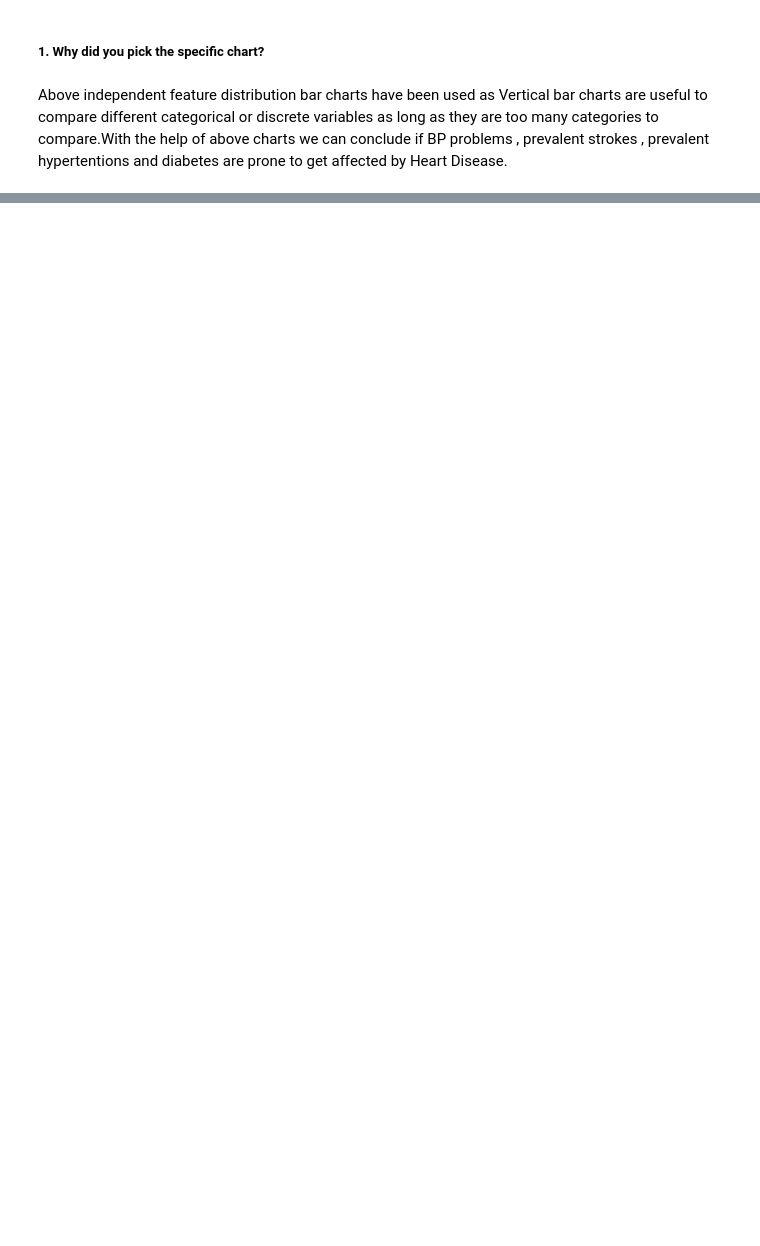
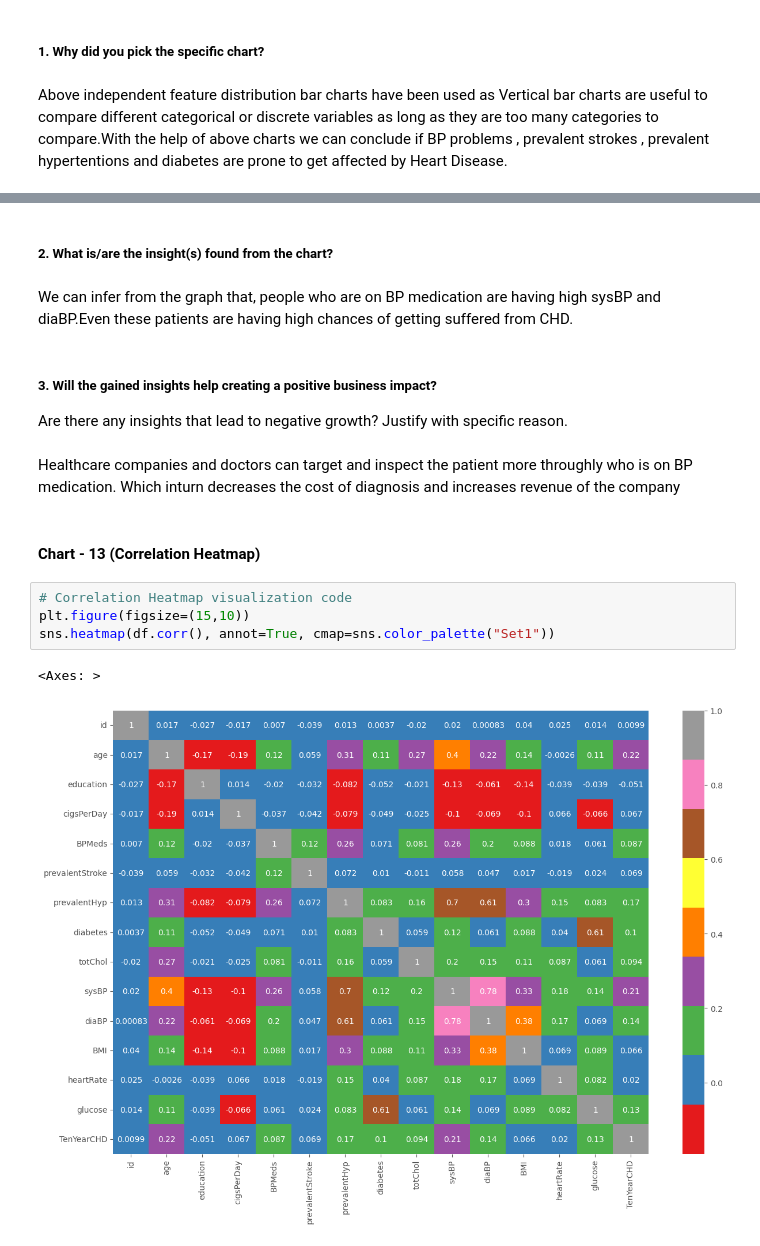
Before and after one commit to lukilearn/CAPSTONE_3_Cardiovascular_Risk_Prediction_ML_Classification, a Jupyter notebook: Cardiovascular_Risk_Prediction.ipynb, the cells around one changed output, grey strips where cells are left out. Drawn from its saved outputs; the diff is of its cells as text; blank space fills up the shorter version.

```diff
--- a/Cardiovascular_Risk_Prediction.ipynb
+++ b/Cardiovascular_Risk_Prediction.ipynb
@@ -648,0 +807,18 @@ Above independent feature distribution bar charts have been used as Vertical bar
+# %% [markdown]
+##### 2. What is/are the insight(s) found from the chart?
+# %% [markdown]
+We can infer from the graph that, people who are on BP medication are having high sysBP and diaBP.Even these patients are having high chances of getting suffered from CHD.
+# %% [markdown]
+##### 3. Will the gained insights help creating a positive business impact?
+Are there any insights that lead to negative growth? Justify with specific reason.
+# %% [markdown]
+Healthcare companies and doctors can target and inspect the patient more throughly who is on BP medication. Which inturn decreases the cost of diagnosis and increases revenue of the company
+# %% [markdown]
+#### Chart - 13 (Correlation Heatmap)
+# %%
+# Correlation Heatmap visualization code
+plt.figure(figsize=(15,10))
+sns.heatmap(df.corr(), annot=True, cmap=sns.color_palette("Set1"))
+# %% [output]
+<Axes: >
+[figure, added]
```
Also changed, not shown: parts of 93 cells of this notebook.
